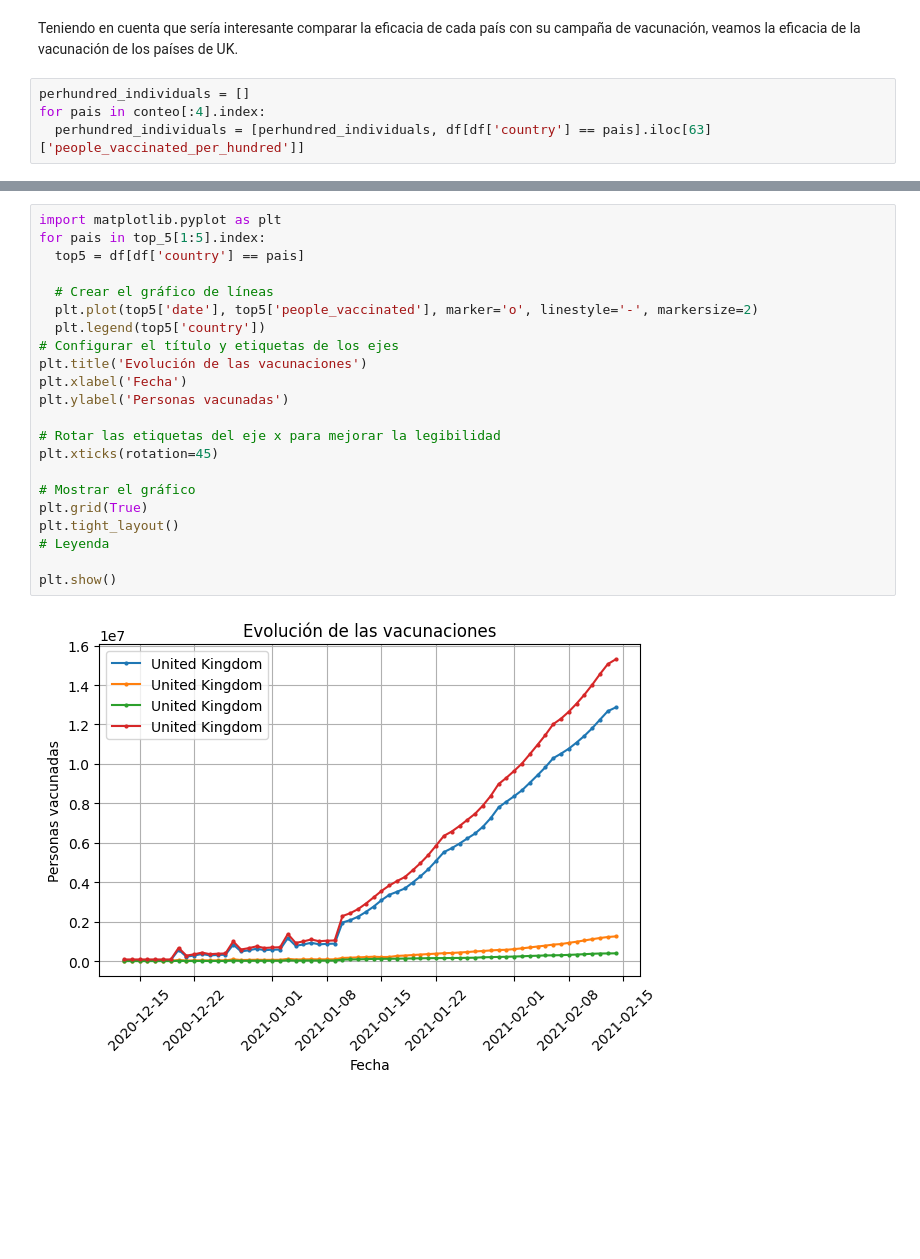
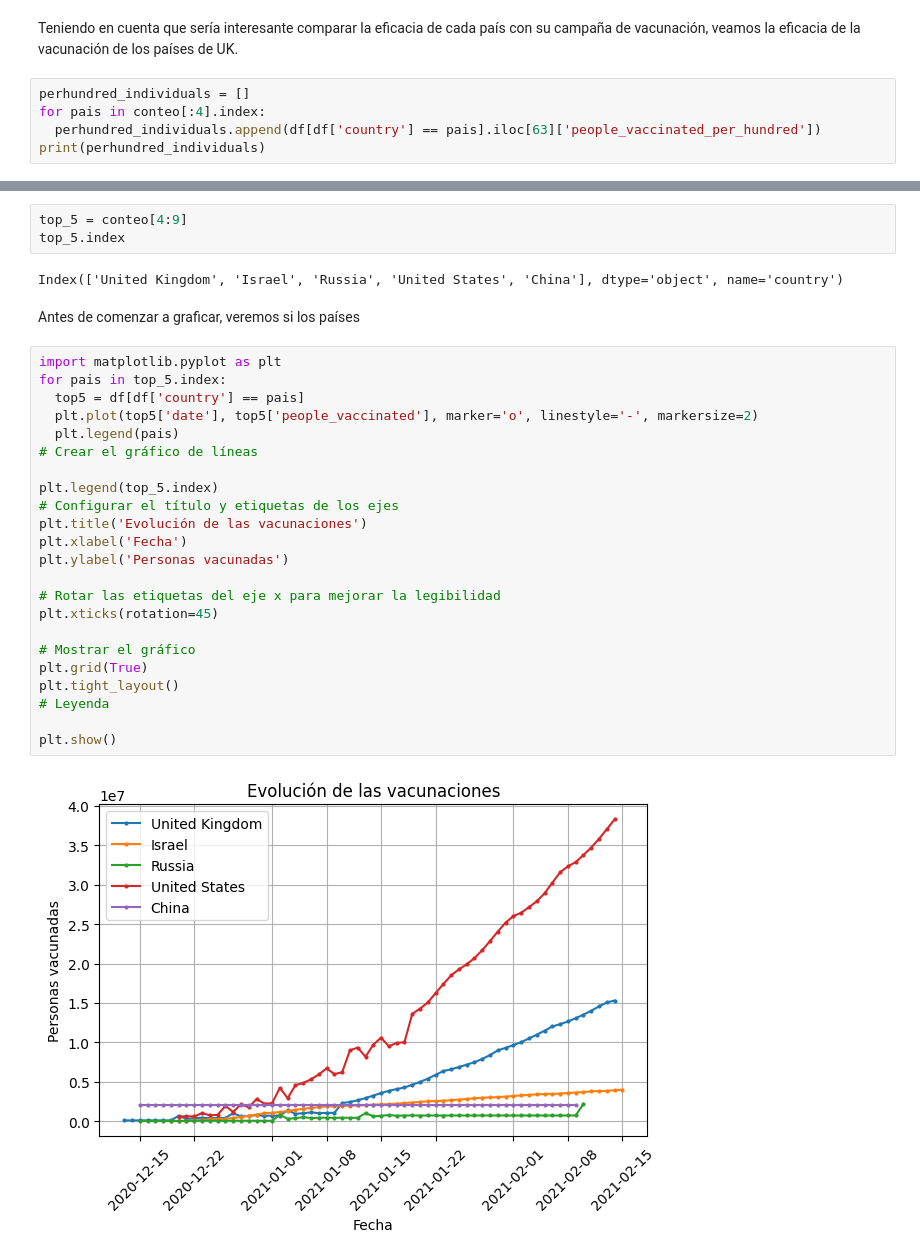
Before and after one commit to CeliaDiazSanchez/Data-Mining, a Jupyter notebook: LAB01_Ana_pruebas.ipynb, the cells around one changed output, grey strips where cells are left out. Cells and saved outputs as stored; diff of their text form; blank space fills up the shorter version.

```diff
--- a/LAB01_Ana_pruebas.ipynb
+++ b/LAB01_Ana_pruebas.ipynb
@@ -326,4 +341,5 @@ Teniendo en cuenta que sería interesante comparar la eficacia de cada país con
 # %%
 perhundred_individuals = []
 for pais in conteo[:4].index:
-  perhundred_individuals = [perhundred_individuals, df[df['country'] == pais].iloc[63]['people_vaccinated_per_hundred']]
+  perhundred_individuals.append(df[df['country'] == pais].iloc[63]['people_vaccinated_per_hundred'])
+print(perhundred_individuals)
@@ -360,25 +378,33 @@ China             57
 dtype: int64
+# %%
+top_5 = conteo[4:9]
+top_5.index
+# %% [output]
+Index(['United Kingdom', 'Israel', 'Russia', 'United States', 'China'], dtype='object', name='country')
+# %% [markdown]
+Antes de comenzar a graficar, veremos si los países
 # %%
 import matplotlib.pyplot as plt
-for pais in top_5[1:5].index:
+for pais in top_5.index:
   top5 = df[df['country'] == pais]
+  plt.plot(top5['date'], top5['people_vaccinated'], marker='o', linestyle='-', markersize=2)
+  plt.legend(pais)
+# Crear el gráfico de líneas
 
-  # Crear el gráfico de líneas
-  plt.plot(top5['date'], top5['people_vaccinated'], marker='o', linestyle='-', markersize=2)
-  plt.legend(top5['country'])
+plt.legend(top_5.index)
 # Configurar el título y etiquetas de los ejes
 plt.title('Evolución de las vacunaciones')
 plt.xlabel('Fecha')
 plt.ylabel('Personas vacunadas')
 
 # Rotar las etiquetas del eje x para mejorar la legibilidad
 plt.xticks(rotation=45)
 
 # Mostrar el gráfico
 plt.grid(True)
 plt.tight_layout()
 # Leyenda
 
 plt.show()
 # %% [output]
-[figure, old version]
+[figure, new version]
```
Also changed, not shown: parts of 20 cells of this notebook.
